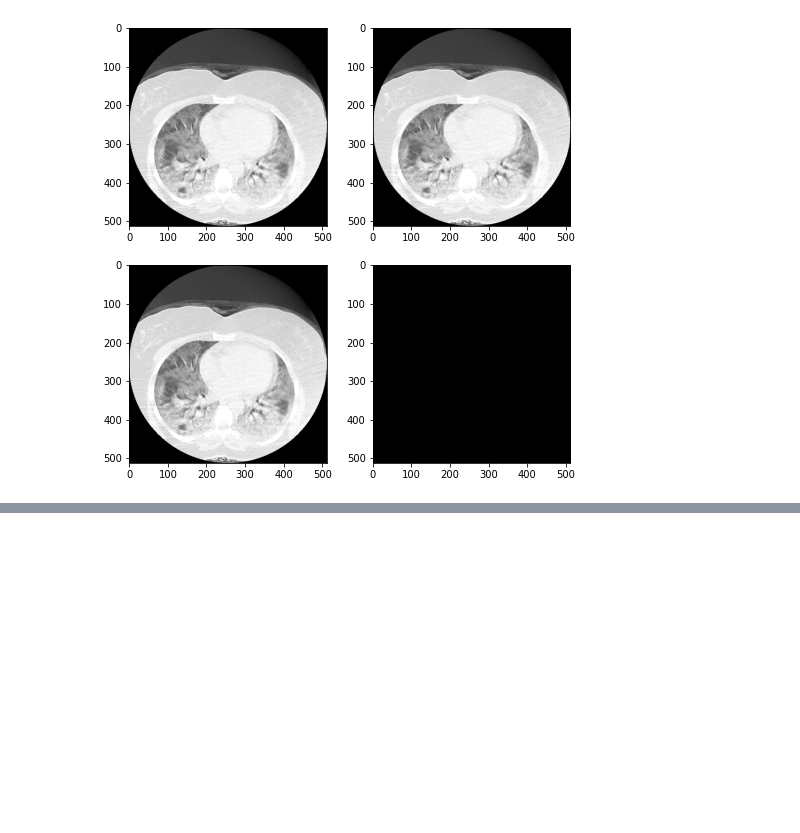
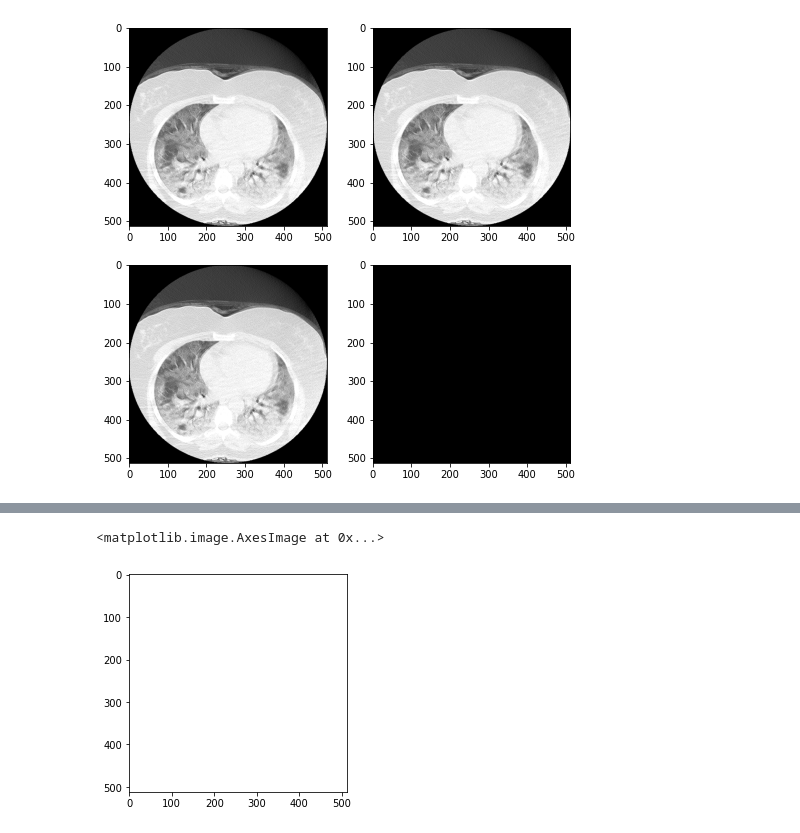
Before and after one commit to padmanabhankrishnamurthy/DeepLearningCompetition, a Jupyter notebook: covid19_starter_code_final.ipynb, the cells around one changed output, grey strips where cells are left out. Saved outputs shown, nothing was run; the diff lists cells and outputs as text; code cells hidden in the pictures; blank space fills up the shorter version.

```diff
--- a/covid19_starter_code_final.ipynb
+++ b/covid19_starter_code_final.ipynb
@@ -435,0 +502,5 @@ NameError: name 'input_image' is not defined
+# %%
+plt.imshow(segmentation_2)
+# %% [output]
+<matplotlib.image.AxesImage at 0x...>
+[figure, added]
```
Also changed, not shown: parts of 7 cells of this notebook.
